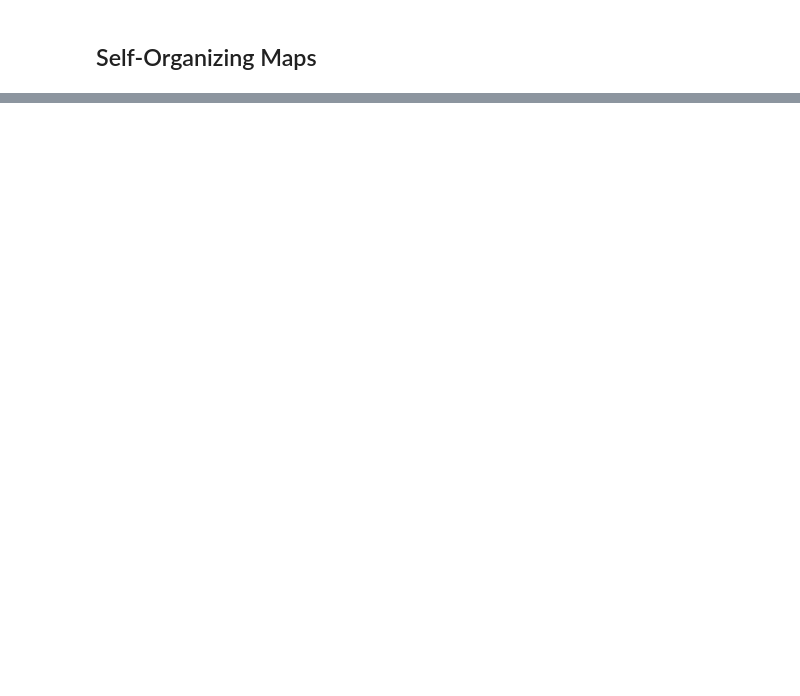
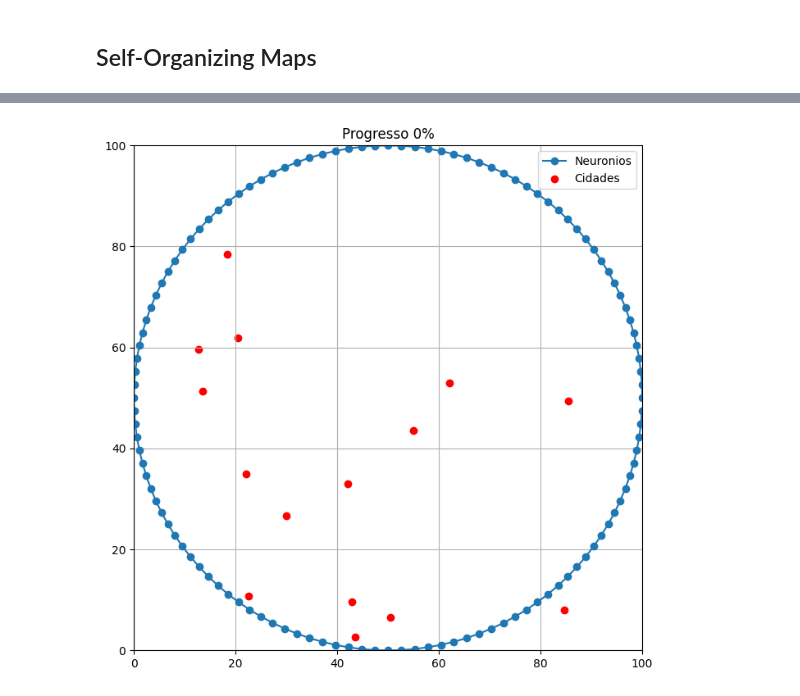
Before and after one commit to Wally-sson/pys, a Jupyter notebook: proximo petpy.ipynb, the cells around one changed output, grey strips where cells are left out. Saved outputs shown, nothing was run; the diff lists cells and outputs as text; code cells hidden in the pictures; blank space fills up the shorter version.

```diff
--- a/proximo petpy.ipynb
+++ b/proximo petpy.ipynb
@@ -245,0 +274,19 @@ plt.show()
+# %%
+fig, ax = plt.subplots(figsize=(8,8))
+
+def atualizar(frame_idx):
+    ax.clear()
+    neuronios_frame = quadros_SOM[frame_idx]
+    ax.plot(neuronios_frame[:, 0], neuronios_frame[:, 1], 'o-', label='Neuronios')
+    ax.scatter(cidades[:, 0], cidades[:, 1], c='red', label='Cidades')
+    ax.set_xlim(0, L)
+    ax.set_ylim(0, L)
+    ax.set_title(f'Progresso {(frame_idx/len(quadros_SOM)*100):.0f}%')
+    ax.legend()
+    ax.grid(True)
+
+ani = animation.FuncAnimation(fig, atualizar, frames=len(quadros_SOM), interval=100)
+
+ani.save('self organizing maps.gif', writer='pillow')
+# %% [output]
+[figure, added]
```
Also changed, not shown: parts of 30 cells of this notebook, 4 other files.
